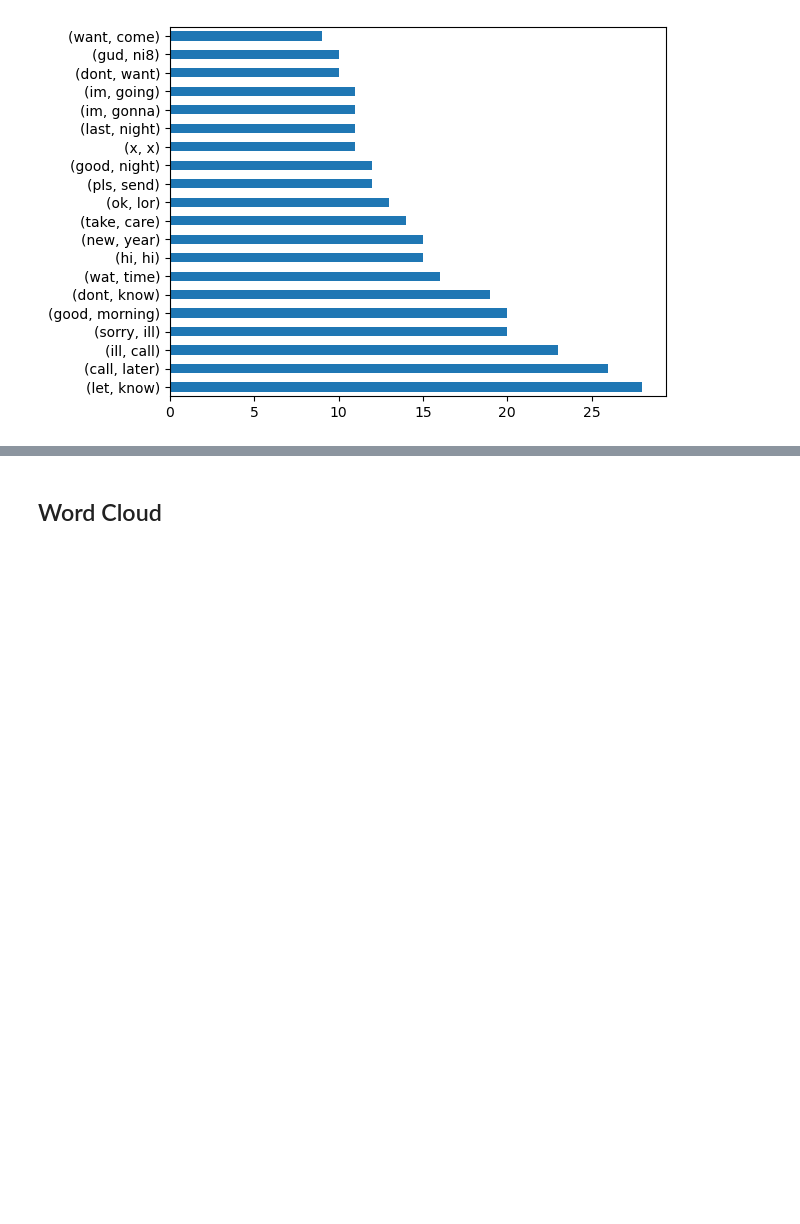
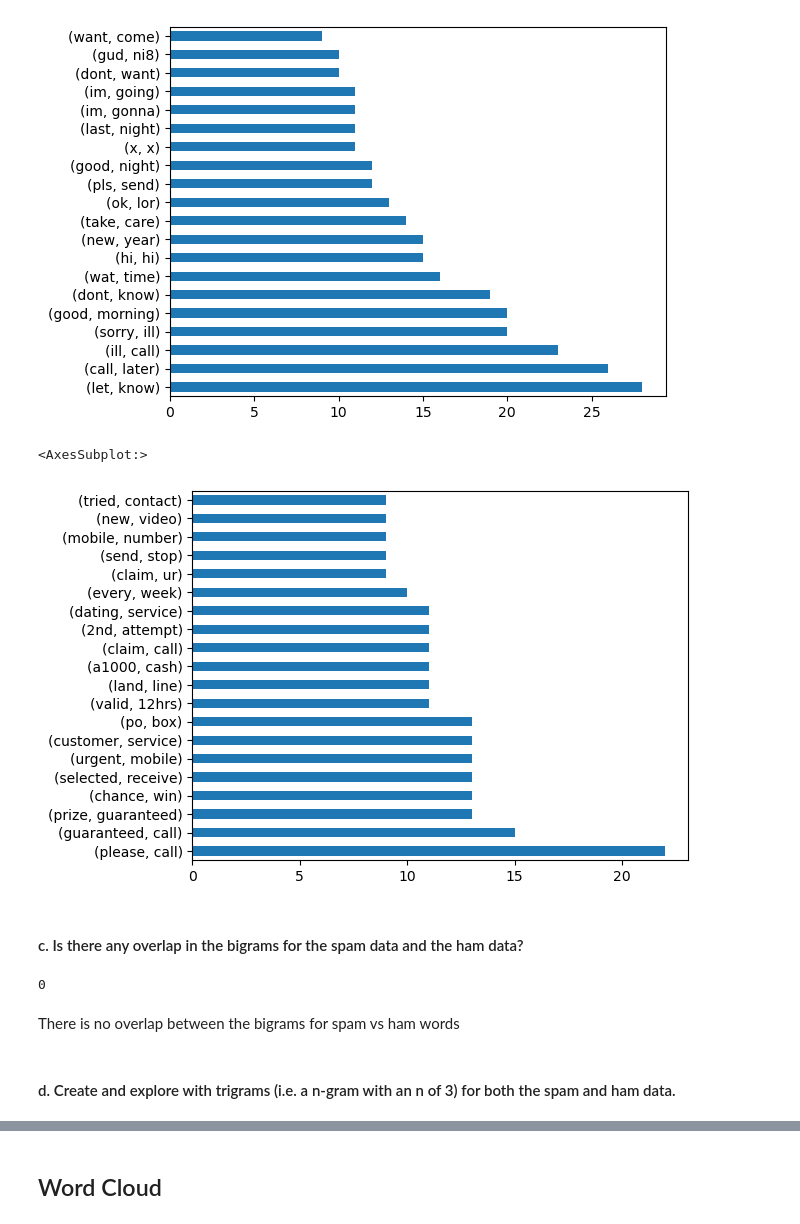
Before and after one commit to caroline-miller0921/natural-language-processing-exercises, a Jupyter notebook: explore.ipynb, the cells around one changed output, grey strips where cells are left out. Drawn from its saved outputs; the diff is of its cells as text; code cells hidden in the pictures; blank space fills up the shorter version.

Commit message:
adding explore exercises

```diff
--- a/explore.ipynb
+++ b/explore.ipynb
@@ -263,6 +269,21 @@ pd.Series(nltk.bigrams(ham_words)).value_counts().head(20).plot.barh()
 # %% [output]
 <AxesSubplot:>
 [figure]
+# %%
+pd.Series(nltk.bigrams(spam_words)).value_counts().head(20).plot.barh()
+# %% [output]
+<AxesSubplot:>
+[figure, added]
+# %% [markdown]
+#### c. Is there any overlap in the bigrams for the spam data and the ham data?
+# %%
+(pd.Series(nltk.bigrams(ham_words))[:6814] == pd.Series(nltk.bigrams(spam_words))).sum()
+# %% [output]
+0
+# %% [markdown]
+There is no overlap between the bigrams for spam vs ham words
+# %% [markdown]
+#### d. Create and explore with trigrams (i.e. a n-gram with an n of 3) for both the spam and ham data.
 # %%
 pd.Series(nltk.ngrams(ham_words, 3)).value_counts().head(20).plot.barh()
 # %% [output]
```
Also changed, not shown: parts of 40 cells of this notebook, 2 other files.
